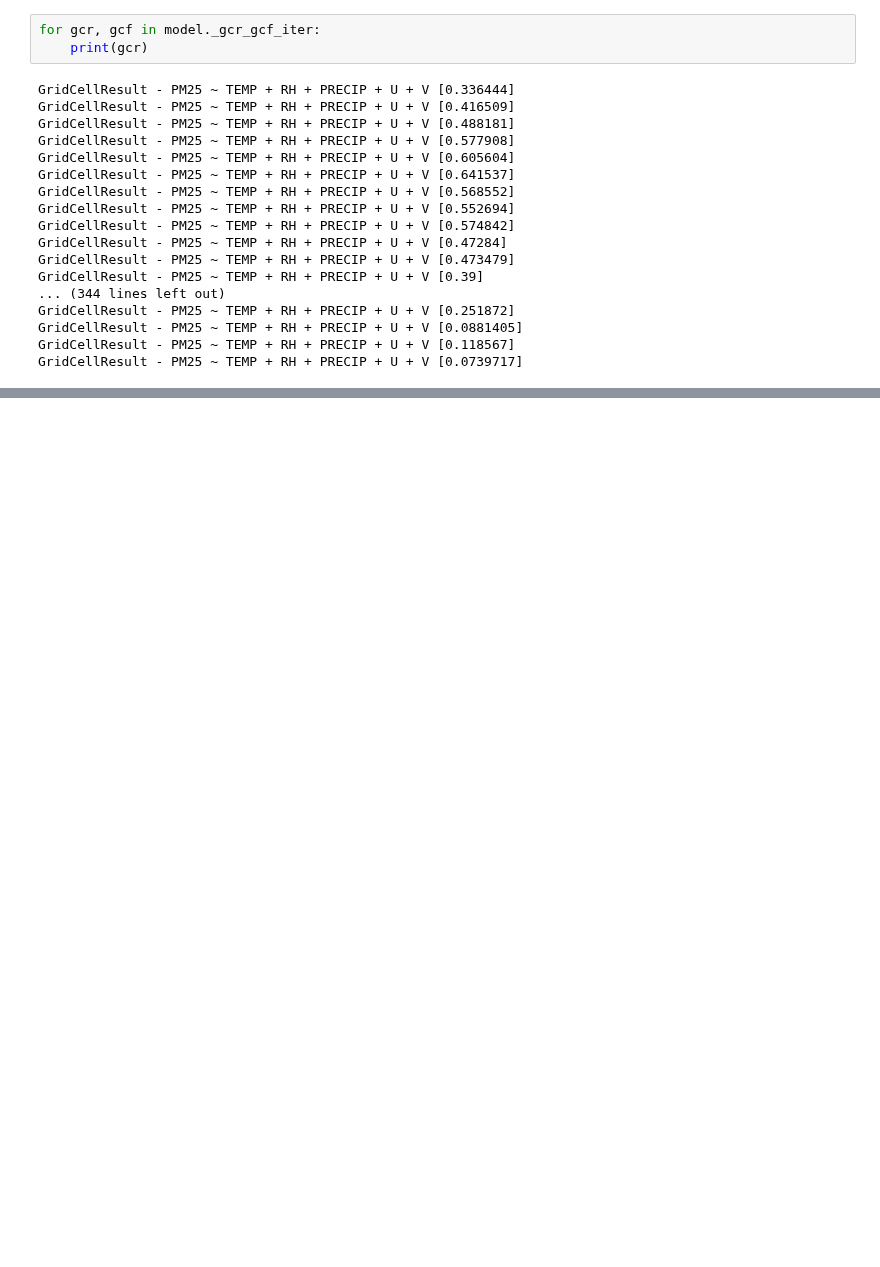
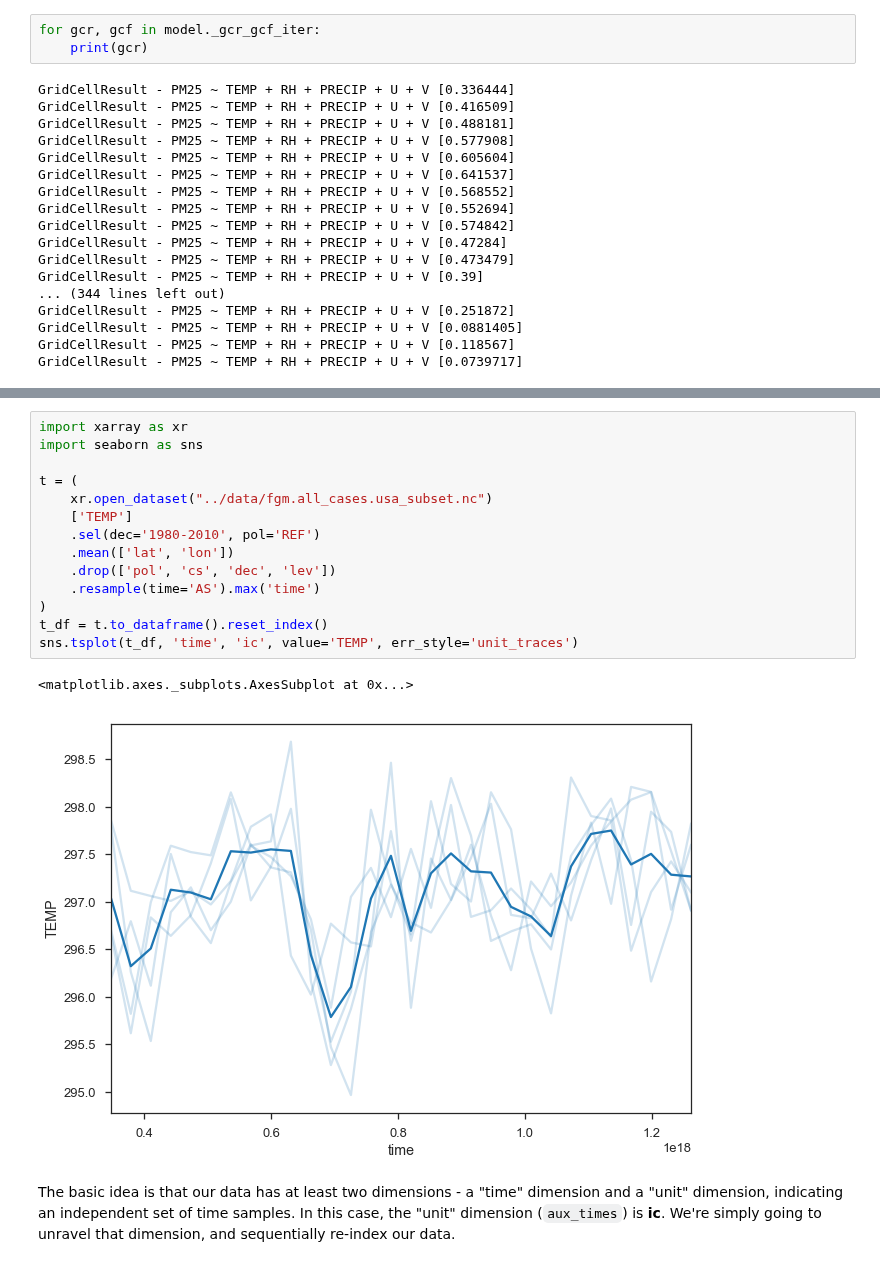
Before and after one commit to darothen/stat_pm25, a Jupyter notebook: notebooks/simple_example.ipynb, the cells around one changed output, grey strips where cells are left out. Drawn from its saved outputs; the diff is of its cells as text; blank space fills up the shorter version.

```diff
--- a/notebooks/simple_example.ipynb
+++ b/notebooks/simple_example.ipynb
@@ -246,0 +249,19 @@ GridCellResult - PM25 ~ TEMP + RH + PRECIP + U + V [0.0739717]
+# %%
+import xarray as xr
+import seaborn as sns
+
+t = (
+    xr.open_dataset("../data/fgm.all_cases.usa_subset.nc")
+    ['TEMP']
+    .sel(dec='1980-2010', pol='REF')
+    .mean(['lat', 'lon'])
+    .drop(['pol', 'cs', 'dec', 'lev'])
+    .resample(time='AS').max('time')
+)
+t_df = t.to_dataframe().reset_index()
+sns.tsplot(t_df, 'time', 'ic', value='TEMP', err_style='unit_traces')
+# %% [output]
+<matplotlib.axes._subplots.AxesSubplot at 0x...>
+[figure, added]
+# %% [markdown]
+The basic idea is that our data has at least two dimensions - a "time" dimension and a "unit" dimension, indicating an independent set of time samples. In this case, the "unit" dimension (`aux_times`) is **ic**. We're simply going to unravel that dimension, and sequentially re-index our data.
```
Also changed, not shown: parts of 14 cells of this notebook, 2 other files.
